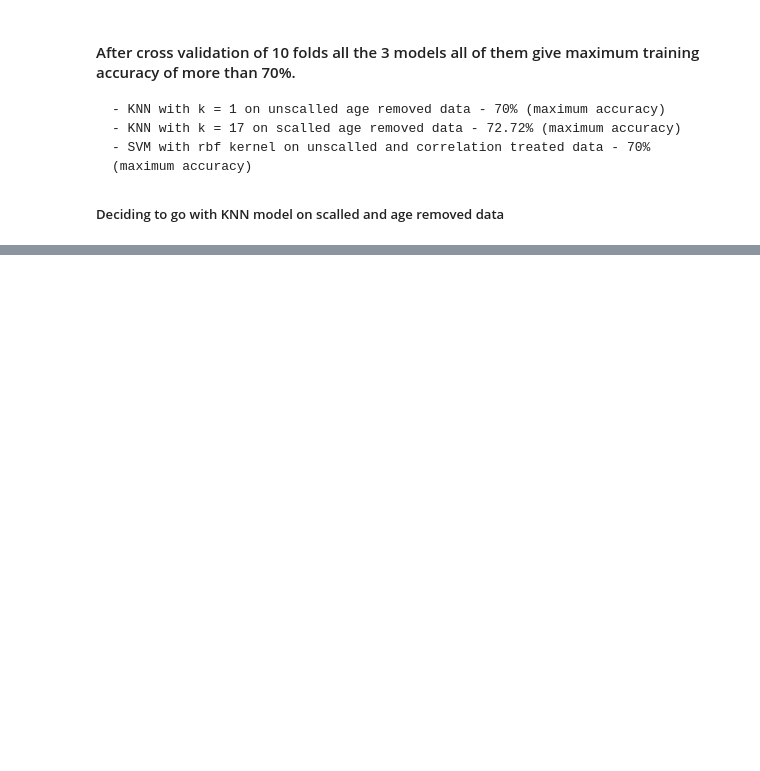
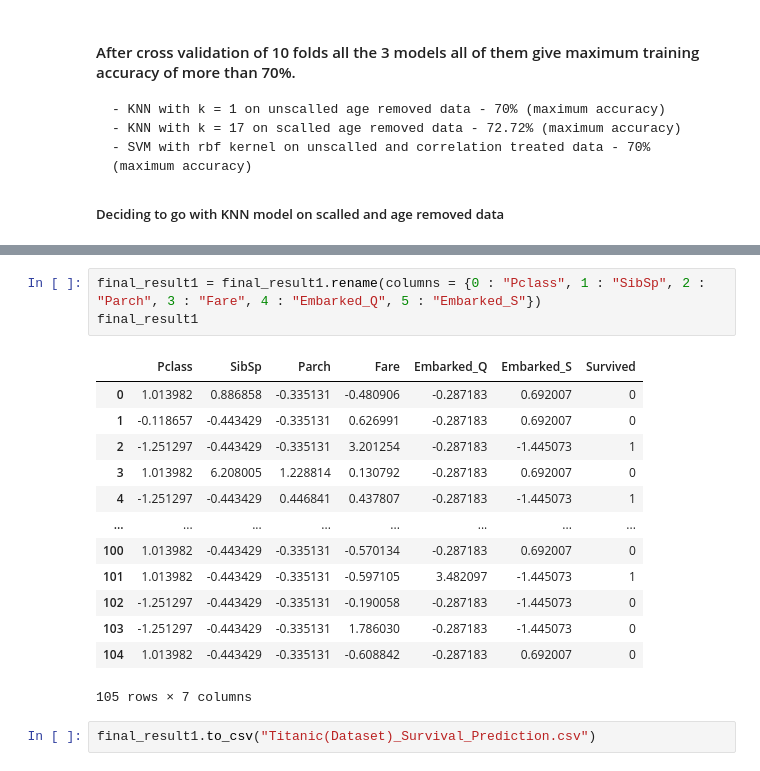
Before and after one commit to younusmohamed77/CodSoft, a Jupyter notebook: 01_Titanic Survival Prediction.ipynb, the cells around one changed output, grey strips where cells are left out. Drawn from its saved outputs; the diff is of its cells as text; blank space fills up the shorter version.

```diff
--- a/01_Titanic Survival Prediction.ipynb
+++ b/01_Titanic Survival Prediction.ipynb
@@ -2782,0 +2831,19 @@ Test Max Accuracy 0.7
+# %%
+final_result1 = final_result1.rename(columns = {0 : "Pclass", 1 : "SibSp", 2 : "Parch", 3 : "Fare", 4 : "Embarked_Q", 5 : "Embarked_S"})
+final_result1
+# %% [output]
+|  | Pclass | SibSp | Parch | Fare | Embarked_Q | Embarked_S | Survived |
+| 0 | 1.013982 | 0.886858 | -0.335131 | -0.480906 | -0.287183 | 0.692007 | 0 |
+| 1 | -0.118657 | -0.443429 | -0.335131 | 0.626991 | -0.287183 | 0.692007 | 0 |
+| 2 | -1.251297 | -0.443429 | -0.335131 | 3.201254 | -0.287183 | -1.445073 | 1 |
+| 3 | 1.013982 | 6.208005 | 1.228814 | 0.130792 | -0.287183 | 0.692007 | 0 |
+| 4 | -1.251297 | -0.443429 | 0.446841 | 0.437807 | -0.287183 | -1.445073 | 1 |
+| ... | ... | ... | ... | ... | ... | ... | ... |
+| 100 | 1.013982 | -0.443429 | -0.335131 | -0.570134 | -0.287183 | 0.692007 | 0 |
+| 101 | 1.013982 | -0.443429 | -0.335131 | -0.597105 | 3.482097 | -1.445073 | 1 |
+| 102 | -1.251297 | -0.443429 | -0.335131 | -0.190058 | -0.287183 | -1.445073 | 0 |
+| 103 | -1.251297 | -0.443429 | -0.335131 | 1.786030 | -0.287183 | -1.445073 | 0 |
+| 104 | 1.013982 | -0.443429 | -0.335131 | -0.608842 | -0.287183 | 0.692007 | 0 |
+105 rows × 7 columns
+# %%
+final_result1.to_csv("Titanic(Dataset)_Survival_Prediction.csv")
```
Also changed, not shown: parts of 19 cells of this notebook, 3 other files.
